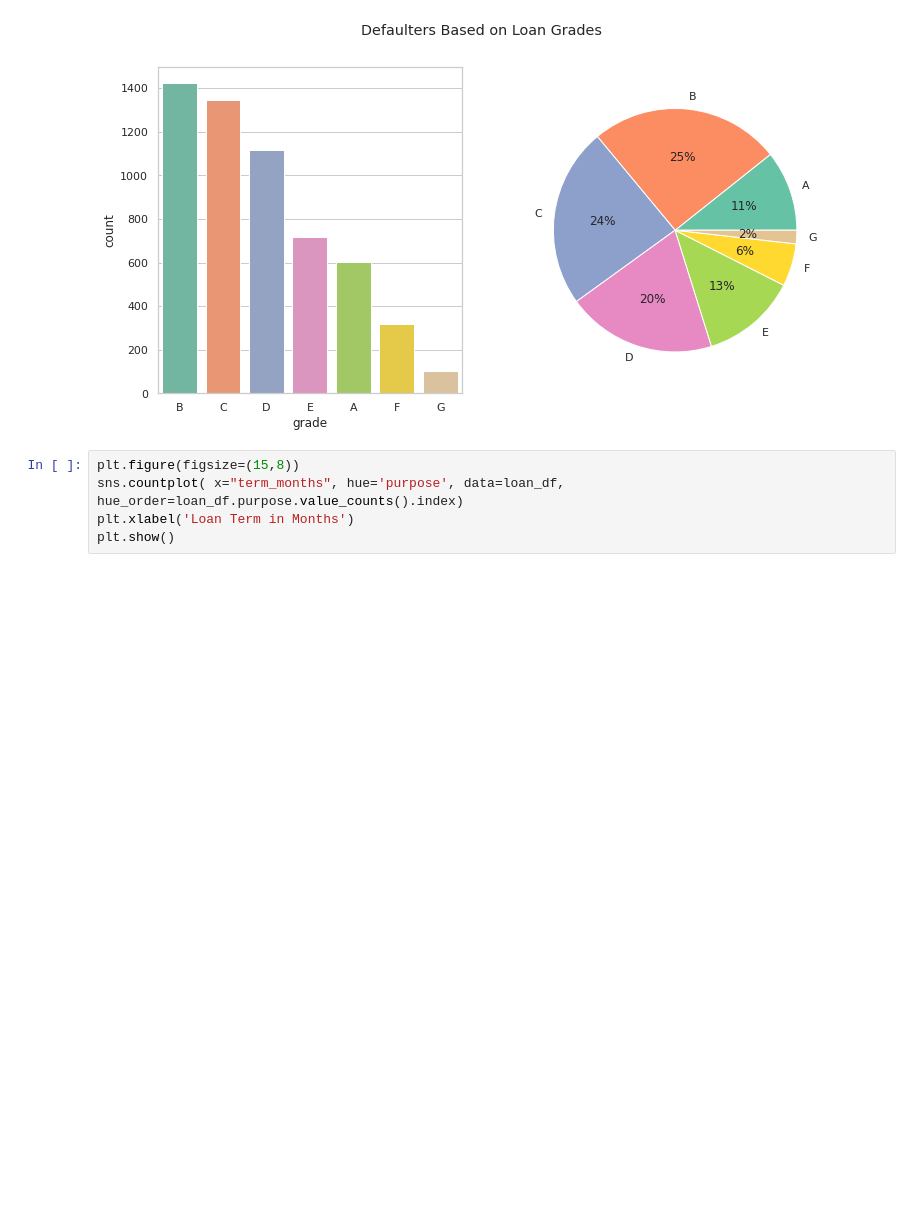
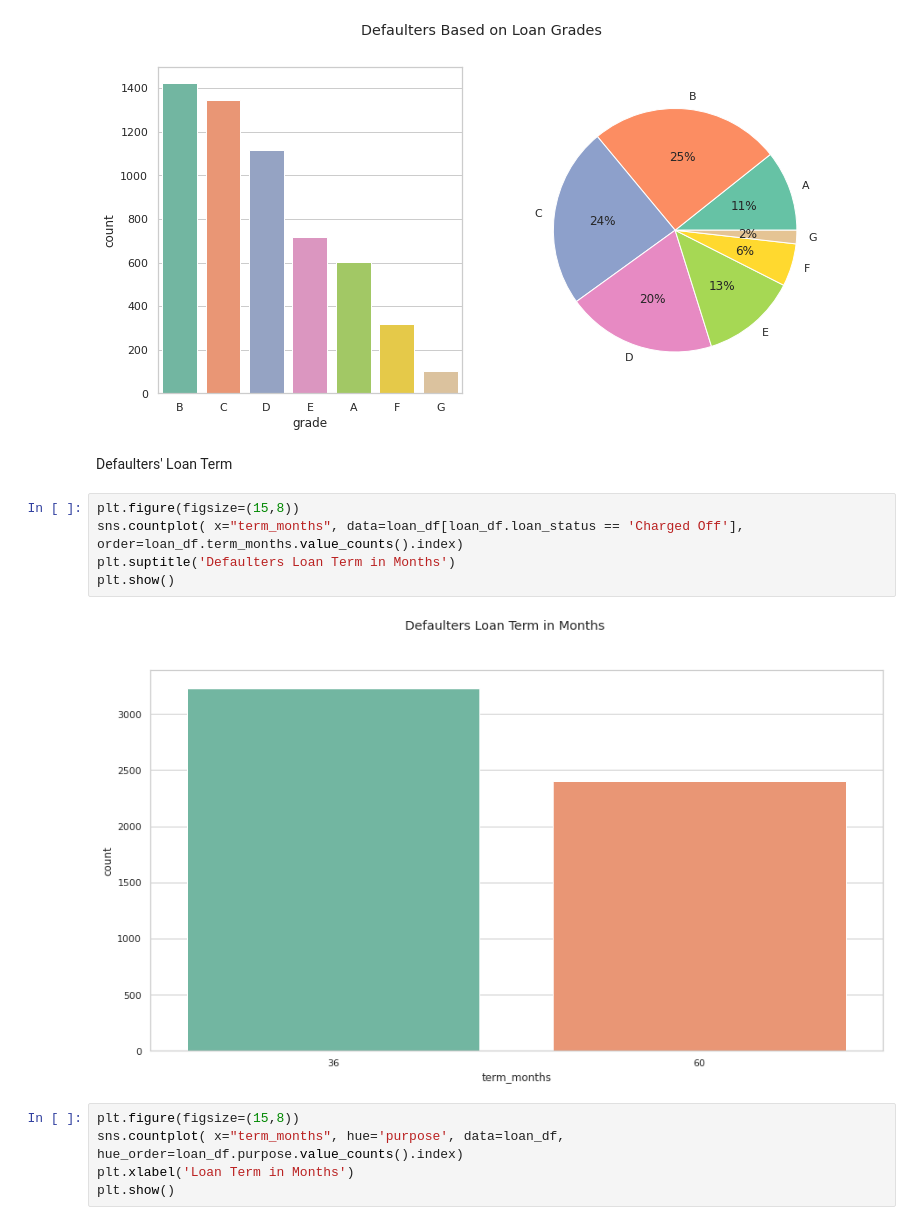
Before and after one commit to bitbotcoder/Project, a Jupyter notebook: Group_Facilitator_Sumit_Khanna.ipynb, the cells around one changed output. Cells and saved outputs as stored; diff of their text form; blank space fills up the shorter version.

```diff
--- a/Group_Facilitator_Sumit_Khanna.ipynb
+++ b/Group_Facilitator_Sumit_Khanna.ipynb
@@ -623,6 +635,15 @@ plt.suptitle('Defaulters Based on Loan Grades')
 plt.show()
 # %% [output]
 [figure]
+# %% [markdown]
+Defaulters' Loan Term
+# %%
+plt.figure(figsize=(15,8))
+sns.countplot( x="term_months", data=loan_df[loan_df.loan_status == 'Charged Off'], order=loan_df.term_months.value_counts().index)
+plt.suptitle('Defaulters Loan Term in Months')
+plt.show()
+# %% [output]
+[figure, added]
 # %%
 plt.figure(figsize=(15,8))
 sns.countplot( x="term_months", hue='purpose', data=loan_df, hue_order=loan_df.purpose.value_counts().index)
```
Also changed, not shown: parts of 8 cells of this notebook, 1 other file.
